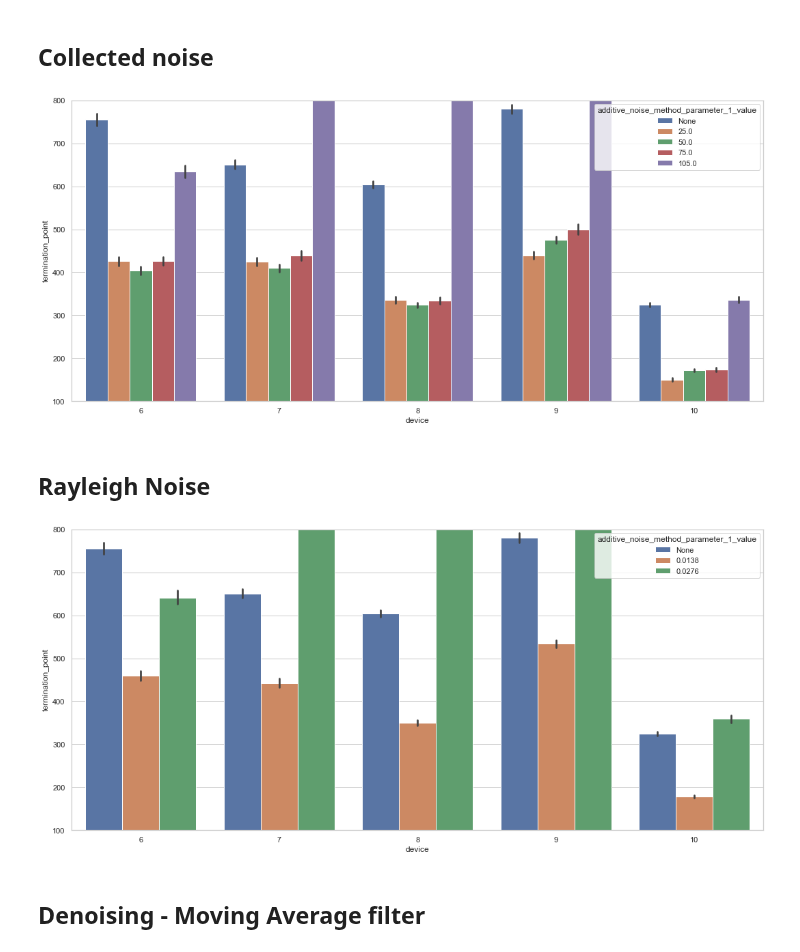
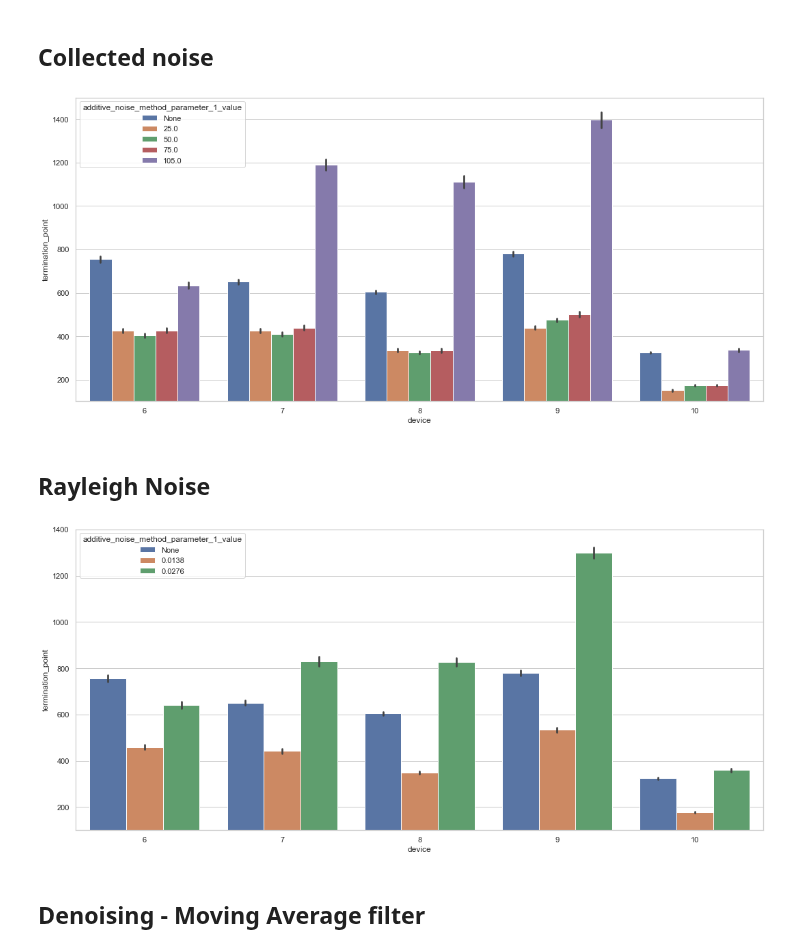
Before and after one commit to axelzedigh/MasterThesisResults, a Jupyter notebook: notebooks/Database_visualizations.ipynb, the cells around one changed output. Saved outputs shown, nothing was run; the diff lists cells and outputs as text; code cells hidden in the pictures.

```diff
--- a/notebooks/Database_visualizations.ipynb
+++ b/notebooks/Database_visualizations.ipynb
@@ -155,12 +154,8 @@ order by
 """
 full_rank_test = pd.read_sql_query(query, con)
 full_rank_test.fillna("None",inplace=True)
-custom_lines = [Line2D([0], [0], color='b', lw=4),
-                Line2D([0], [0], color='orange', lw=4),
-                Line2D([0], [0], color='g', lw=4),
-                Line2D([0], [0], color='r', lw=4)]
 ylim_bottom = 100
-ylim_top = 800
+ylim_top = 1500
 sns.set(rc={"figure.figsize":(15, 7)})
 sns.set_style("whitegrid")
 sns.barplot(x=full_rank_test["device"], y=full_rank_test["termination_point"], hue=full_rank_test["additive_noise_method_parameter_1_value"])
@@ -169,7 +164,7 @@ plt.tight_layout()
 plt.savefig("../docs/figs/Collected_comparison_Wang2021.png")
 plt.show()
 # %% [output]
-[figure, old version]
+[figure, new version]
 # %% [markdown]
 ## Rayleigh Noise
 # %%
@@ -179,39 +174,35 @@ select
     epoch,
     additive_noise_method,
     additive_noise_method_parameter_1,
     additive_noise_method_parameter_1_value,
     additive_noise_method_parameter_2,
     additive_noise_method_parameter_2_value,
     termination_point
 from
     full_rank_test
 where
     test_dataset = 'Wang_2021'
     AND epoch = 65
     AND distance = 15
     AND denoising_method IS NULL
     AND (additive_noise_method IS NULL OR additive_noise_method = 'Rayleigh')
 order by
     additive_noise_method_parameter_1_value
     ;
 """
 full_rank_test = pd.read_sql_query(query, con)
 full_rank_test.fillna("None",inplace=True)
-custom_lines = [Line2D([0], [0], color='b', lw=4),
-                Line2D([0], [0], color='orange', lw=4),
-                Line2D([0], [0], color='g', lw=4),
-                Line2D([0], [0], color='r', lw=4)]
 ylim_bottom = 100
-ylim_top = 800
+ylim_top = 1400
 sns.set(rc={"figure.figsize":(15, 7)})
 sns.set_style("whitegrid")
 sns.barplot(x=full_rank_test["device"], y=full_rank_test["termination_point"], hue=full_rank_test["additive_noise_method_parameter_1_value"])
 plt.ylim(ylim_bottom,ylim_top)
 plt.tight_layout()
 plt.savefig("../docs/figs/Rayleigh_comparison_Wang2021.png")
 plt.show()
 # %% [output]
-[figure, old version]
+[figure, new version]
 # %% [markdown]
 ## Denoising - Moving Average filter
 # %%
```
Also changed, not shown: parts of 14 cells of this notebook, 14 other files.
